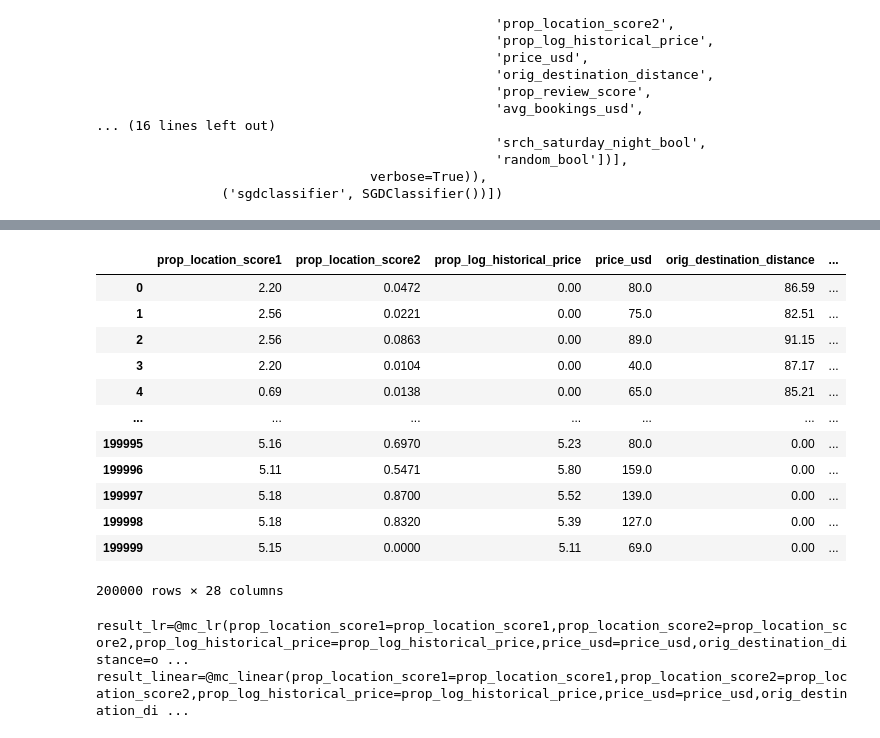
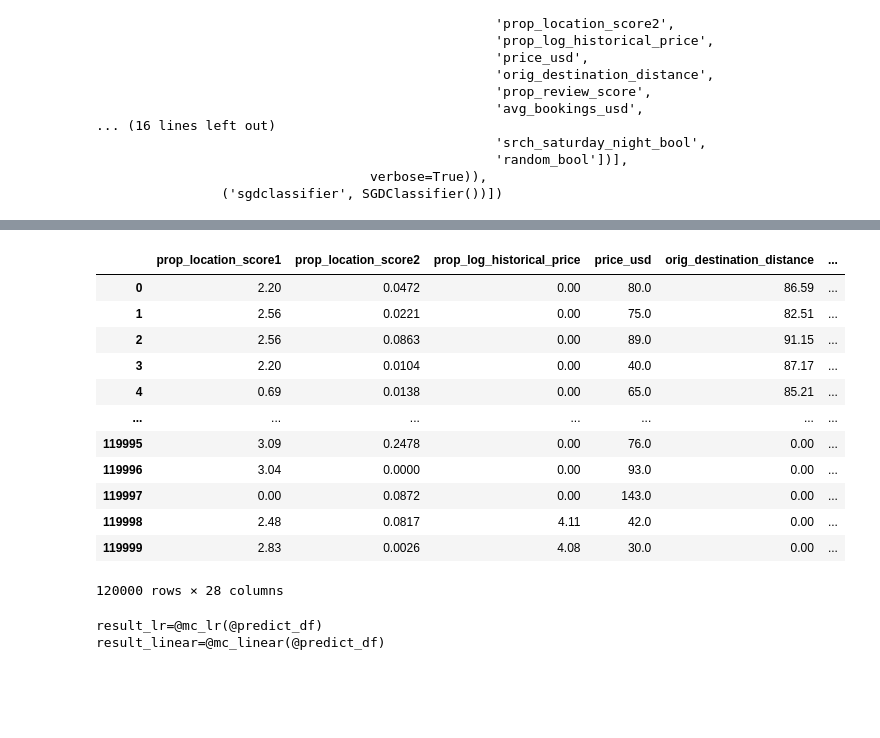
Before and after one commit to lovelynewlife/optimizer4onnx, a Jupyter notebook: examples/pandas/prediction_query.ipynb, the cells around one changed output, grey strips where cells are left out. Drawn from its saved outputs; the diff is of its cells as text; code cells hidden in the pictures; blank space fills up the shorter version.

```diff
--- a/examples/pandas/prediction_query.ipynb
+++ b/examples/pandas/prediction_query.ipynb
@@ -136,44 +139,47 @@ print("Training done.")
 Training done.
 # %%
-import onnxoptimizer.query.pandas
-import pandas as pd
-from onnxoptimizer.query.onnx_eval.model_context import ModelContext
+from onnxoptimizer.query.pandas import model_udf
 
-predict_df = X[:200000]
+predict_df = X[:120000]
 
 predict_df
 # %% [output]
 |  | prop_location_score1 | prop_location_score2 | prop_log_historical_price | price_usd | orig_destination_distance | ... |
 | 0 | 2.20 | 0.0472 | 0.00 | 80.0 | 86.59 | ... |
 | 1 | 2.56 | 0.0221 | 0.00 | 75.0 | 82.51 | ... |
 | 2 | 2.56 | 0.0863 | 0.00 | 89.0 | 91.15 | ... |
 | 3 | 2.20 | 0.0104 | 0.00 | 40.0 | 87.17 | ... |
 | 4 | 0.69 | 0.0138 | 0.00 | 65.0 | 85.21 | ... |
 | ... | ... | ... | ... | ... | ... | ... |
-| 199995 | 5.16 | 0.6970 | 5.23 | 80.0 | 0.00 | ... |
-| 199996 | 5.11 | 0.5471 | 5.80 | 159.0 | 0.00 | ... |
-| 199997 | 5.18 | 0.8700 | 5.52 | 139.0 | 0.00 | ... |
-| 199998 | 5.18 | 0.8320 | 5.39 | 127.0 | 0.00 | ... |
-| 199999 | 5.15 | 0.0000 | 5.11 | 69.0 | 0.00 | ... |
+| 119995 | 3.09 | 0.2478 | 0.00 | 76.0 | 0.00 | ... |
+| 119996 | 3.04 | 0.0000 | 0.00 | 93.0 | 0.00 | ... |
+| 119997 | 0.00 | 0.0872 | 0.00 | 143.0 | 0.00 | ... |
+| 119998 | 2.48 | 0.0817 | 4.11 | 42.0 | 0.00 | ... |
+| 119999 | 2.83 | 0.0026 | 4.08 | 30.0 | 0.00 | ... |
-200000 rows × 28 columns
+120000 rows × 28 columns
 # %%
 # declare model inference context function.
-mc_lr = ModelContext(model_lr)
-mc_linear = ModelContext(model_linear)
+model_schema = {}
+for col_name, col in predict_df.items():
+    model_schema[col_name] = col.dtype.type
 
-args_string = ','.join([
-    f'{elem}={elem}'
-    for elem in input_columns
-])
+@model_udf(model_lr, schema=model_schema)
+def mc_lr(infer_batch):
+    return infer_batch.to_dict(orient="series")
+
+@model_udf(model_linear, schema=model_schema)
+def mc_linear(infer_batch):
+    return infer_batch.to_dict(orient="series")
+
 
 # inference query string.
-eval_str = f'''result_lr=@mc_lr({args_string})
-result_linear=@mc_linear({args_string})
+eval_str = f'''result_lr=@mc_lr(@predict_df)
+result_linear=@mc_linear(@predict_df)
 '''
 print(eval_str)
 # %% [output]
-result_lr=@mc_lr(prop_location_score1=prop_location_score1,prop_location_score2=prop_location_score2,prop_log_historical_price=prop_log_historical_price,price_usd=price_usd,orig_destination_distance=o ...
-result_linear=@mc_linear(prop_location_score1=prop_location_score1,prop_location_score2=prop_location_score2,prop_log_historical_price=prop_log_historical_price,price_usd=price_usd,orig_destination_di ...
+result_lr=@mc_lr(@predict_df)
+result_linear=@mc_linear(@predict_df)
 # %%
 import time
 
```
Also changed, not shown: parts of 7 cells of this notebook, 16 other files.
